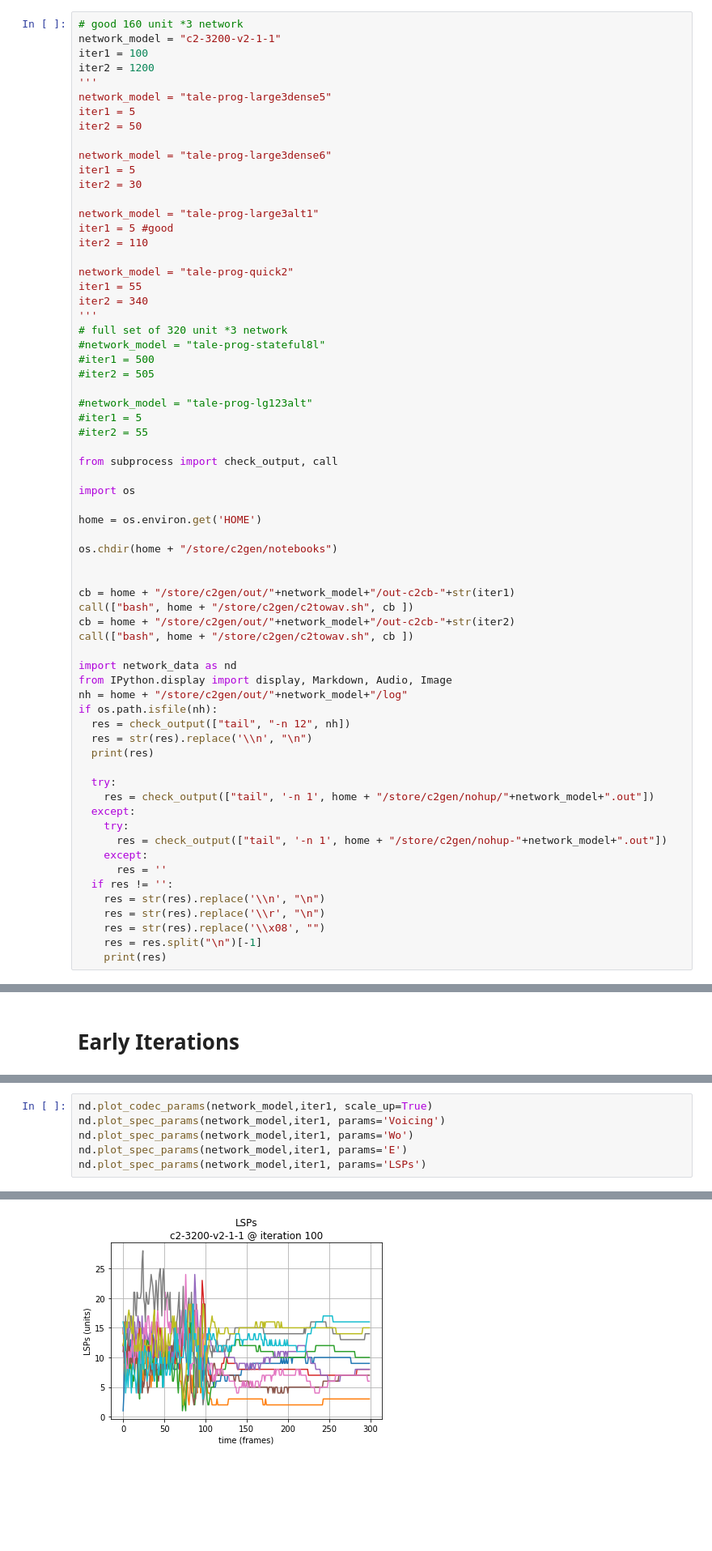
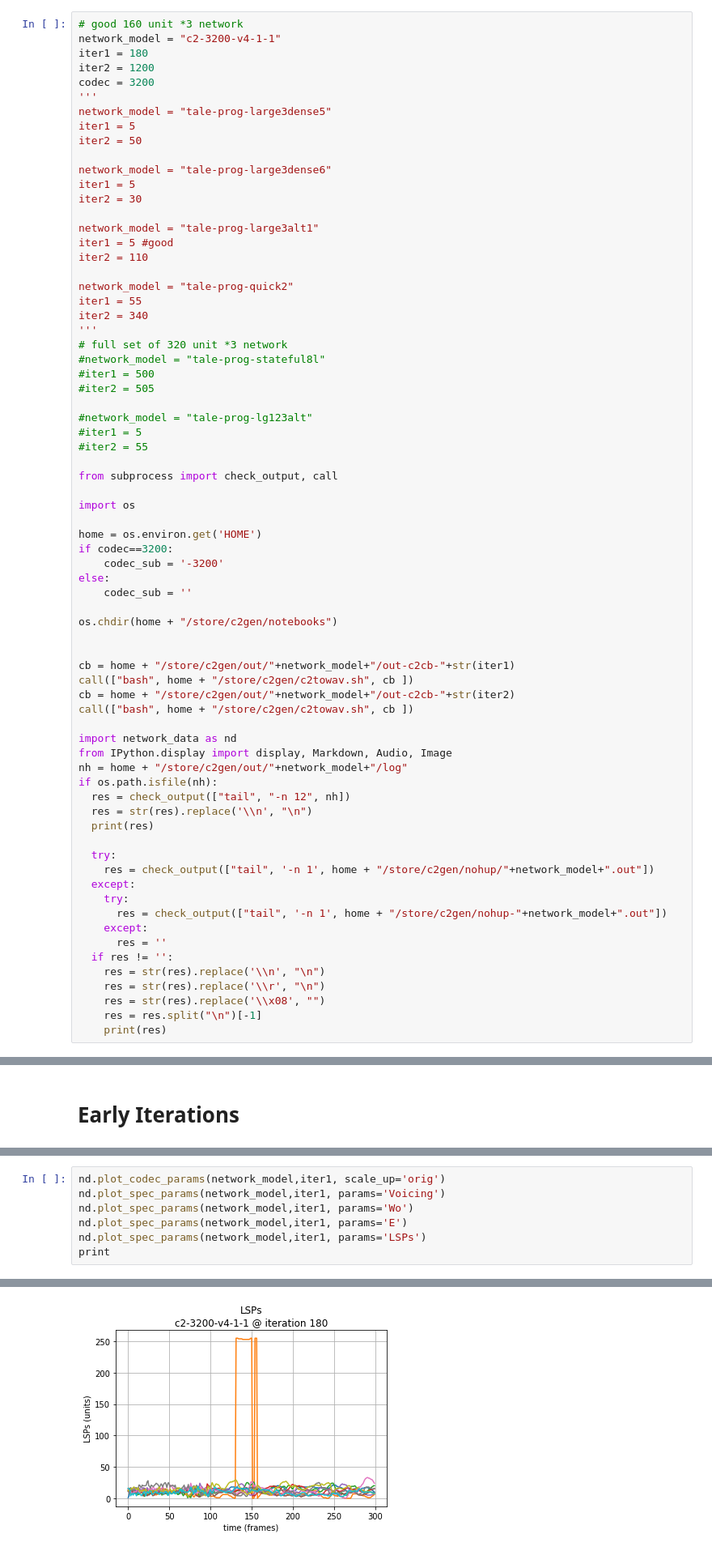
Before and after one commit to philayres/babble-rnn, a Jupyter notebook: notebooks/network_highlights.ipynb, the cells around one changed output, grey strips where cells are left out. Shown at 81% size. Saved outputs shown, nothing was run; the diff lists cells and outputs as text; blank space fills up the shorter version.

```diff
--- a/notebooks/network_highlights.ipynb
+++ b/notebooks/network_highlights.ipynb
@@ -2,9 +2,10 @@
 # Network Notes
 # %%
 # good 160 unit *3 network
-network_model = "c2-3200-v2-1-1"
-iter1 = 100
+network_model = "c2-3200-v4-1-1"
+iter1 = 180
 iter2 = 1200
+codec = 3200
 '''
 network_model = "tale-prog-large3dense5"
 iter1 = 5
@@ -36,6 +37,10 @@ from subprocess import check_output, call
 import os
 
 home = os.environ.get('HOME')
+if codec==3200:
+    codec_sub = '-3200'
+else:
+    codec_sub = ''
 
 os.chdir(home + "/store/c2gen/notebooks")
 
@@ -120,7 +124,8 @@ nd.plot_training_loss(network_model)
 # %%
-nd.plot_codec_params(network_model,iter1, scale_up=True)
+nd.plot_codec_params(network_model,iter1, scale_up='orig')
 nd.plot_spec_params(network_model,iter1, params='Voicing')
 nd.plot_spec_params(network_model,iter1, params='Wo')
 nd.plot_spec_params(network_model,iter1, params='E')
 nd.plot_spec_params(network_model,iter1, params='LSPs')
+print
 # %% [output]
@@ -131 +141 @@ nd.plot_spec_params(network_model,iter1, params='LSPs')
-[figure, old version]
+[figure, new version]
```
Also changed, not shown: parts of 7 cells of this notebook, 5 other files.
